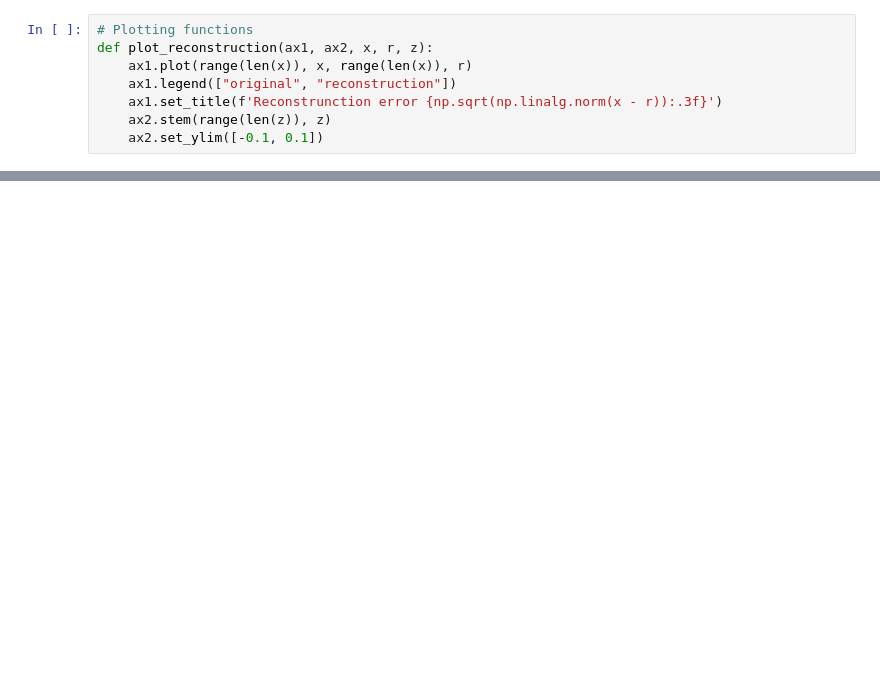
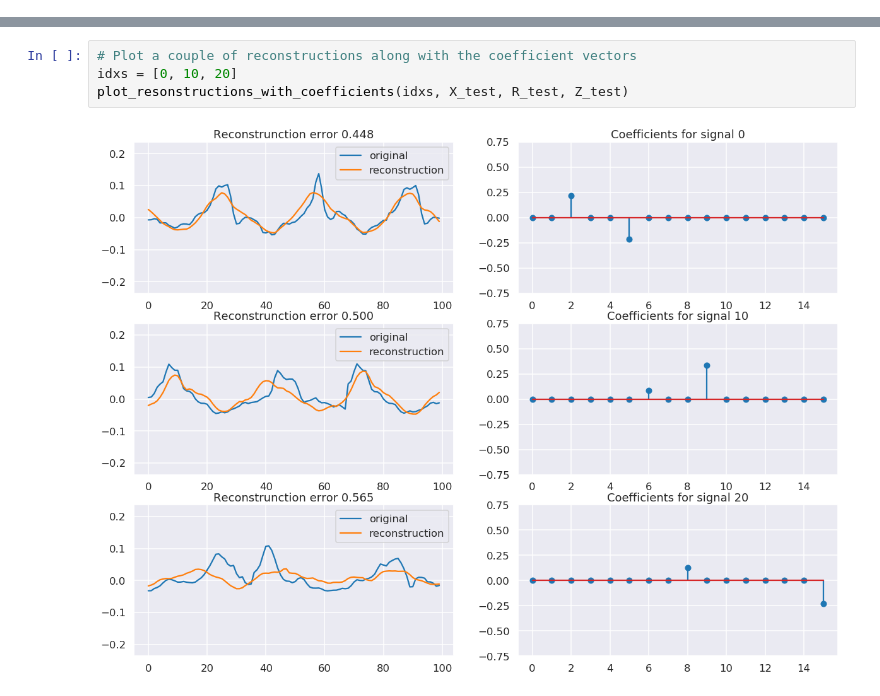
Before and after one commit to tdiethe/MXFusion, a Jupyter notebook: examples/notebooks/Dictionary Learning.ipynb, the cells around one changed output, grey strips where cells are left out. Cells and saved outputs as stored; diff of their text form; blank space fills up the shorter version.

```diff
--- a/examples/notebooks/Dictionary Learning.ipynb
+++ b/examples/notebooks/Dictionary Learning.ipynb
@@ -11,11 +9,3 @@ from sklearn.preprocessing import StandardScaler
 import seaborn as sns
 sns.set_context('talk')
 sns.set_style('darkgrid')
-# %%
-# Plotting functions
-def plot_reconstruction(ax1, ax2, x, r, z):
-    ax1.plot(range(len(x)), x, range(len(x)), r)
-    ax1.legend(["original", "reconstruction"])
-    ax1.set_title(f'Reconstrunction error {np.sqrt(np.linalg.norm(x - r)):.3f}')
-    ax2.stem(range(len(z)), z)
-    ax2.set_ylim([-0.1, 0.1])
@@ -85,0 +124,6 @@ reconstructions = np.dot(Z, D)
+# %%
+# Plot a couple of reconstructions along with the coefficient vectors
+idxs = [0, 10, 20]
+plot_resonstructions_with_coefficients(idxs, X_test, R_test, Z_test)
+# %% [output]
+[figure, added]
```
Also changed, not shown: parts of 20 cells of this notebook, 5 other files.
